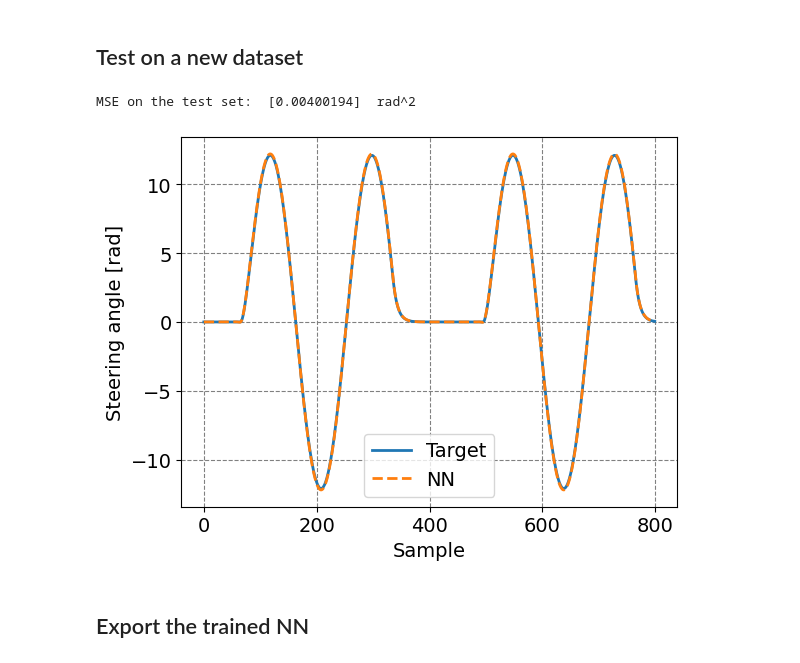
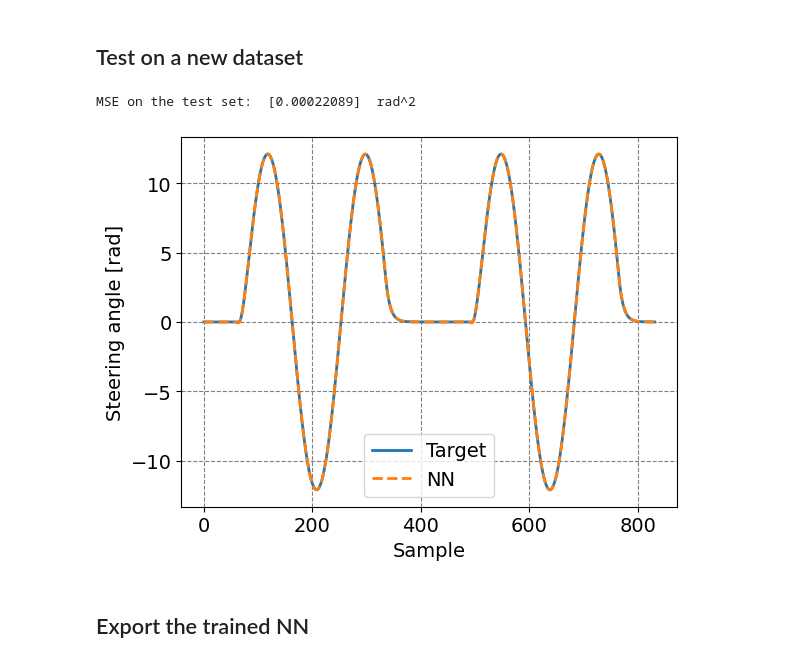
Before and after one commit to tonegas/neu4mes, a Jupyter notebook: tutorials/control_steer_car_parking.ipynb, the cells around one changed output. Saved outputs shown, nothing was run; the diff lists cells and outputs as text; code cells hidden in the pictures.

Commit message:
Tests with the new bug fixes

```diff
--- a/tutorials/control_steer_car_parking.ipynb
+++ b/tutorials/control_steer_car_parking.ipynb
@@ -124,13 +124,13 @@ num_samples_past_steer  = 15   # number of samples in the past for the steering
 
 # Non-trainable parameters:
 # Vehicle data
-L = Constant('L',values=pd.read_csv(vehicle_data_csv)['L'][0])  # [m] wheelbase
+L = Constant('L',values=pd.read_csv(vehicle_data_csv)['L'][0].item())  # [m] wheelbase
 
 # Trainable parameters:
 # Curvature diagram parameters
-h_1_guess = Parameter('h_1',values=[[curv_diagram_params_guess[0]]])  # initial guess
-h_2_guess = Parameter('h_2',values=[[curv_diagram_params_guess[1]]])  # initial guess
-h_3_guess = Parameter('h_3',values=[[curv_diagram_params_guess[2]]])  # initial guess
+h_1_guess = Parameter('h_1',values=[[curv_diagram_params_guess[0].item()]])  # initial guess
+h_2_guess = Parameter('h_2',values=[[curv_diagram_params_guess[1].item()]])  # initial guess
+h_3_guess = Parameter('h_3',values=[[curv_diagram_params_guess[2].item()]])  # initial guess
 
 # Parametric function to learn the curvature diagram
 out_curv_diagr = ParamFun(curvat_diagram,
@@ -287,7 +287,7 @@ Model saved in:               /Users/mattiapiccinini/Documents/Research/Neu4Mes/
 ### Re-train the NN in auto-regressive mode (closed-loop training)
 # %%
 num_epochs = 1000
-batch_size = 100
+batch_size = 50
 learn_rate = 1e-3  # learning rate
 early_stop_patience = 50
 training_pars_closed_loop = {'num_of_epochs':num_epochs,
@@ -359,7 +359,7 @@ Model saved in:               /Users/mattiapiccinini/Documents/Research/Neu4Mes/
 ## Test on a new dataset
 # %%
 # Test on a new dataset
-num_samples_use  = 800
+num_samples_use  = 832
 samples_test_set = steer_controller_park.getSamples('validation_set', index=0, window=num_samples_use)
 steer_controller_park.resetStates()  # reset the internal state
 out_nn_test_set         = steer_controller_park(samples_test_set, sampled=True,
@@ -368,35 +368,35 @@ out_nn_test_set         = steer_controller_park(samples_test_set, sampled=True,
                                                 )
 out_nn_test_set_extract = out_nn_test_set['steering_angle']
 
 # extract the samples
 samples_test_set_extract = np.zeros((len(samples_test_set['steer_target']),1))
 for i in range(0,len(samples_test_set_extract)):
   samples_test_set_extract[i] = samples_test_set['steer_target'][i]
 
 # Compute the MSE on the test set
 mse_calc = 0
 for i in range(0,len(samples_test_set_extract)):
   mse_calc = mse_calc + (samples_test_set_extract[i] - out_nn_test_set_extract[i])**2
 mse_calc = mse_calc/len(samples_test_set_extract)
 print('MSE on the test set: ', mse_calc, ' rad^2')
 
 flag_plot_results = True
 if flag_plot_results:
   # plot the results
   plt.figure()
   plt.plot(samples_test_set_extract,label='Target',linewidth=2)
   plt.plot(out_nn_test_set_extract,label='NN',linestyle='--',linewidth=2)
   plt.xlabel('Sample')
   plt.ylabel('Steering angle [rad]')
   plt.legend()
   plt.grid()
   plt.show()
 
 # Test with custom data
 #steer_controller_park({'curv':[0.1,0.2,0.3,0.4,0.5,0.6,0.7,0.8,0.9,1.0],'steer':[0.1,0.2,0.3,0.4,0.5,0.6,0.7,0.8,0.9,1.0]})
 # %% [output]
-MSE on the test set:  [0.00400194]  rad^2
+MSE on the test set:  [0.00022089]  rad^2
-[figure, old version]
+[figure, new version]
 # %% [markdown]
 ## Export the trained NN
 # %%
```
Also changed, not shown: parts of 2 cells of this notebook, 8 other files.
